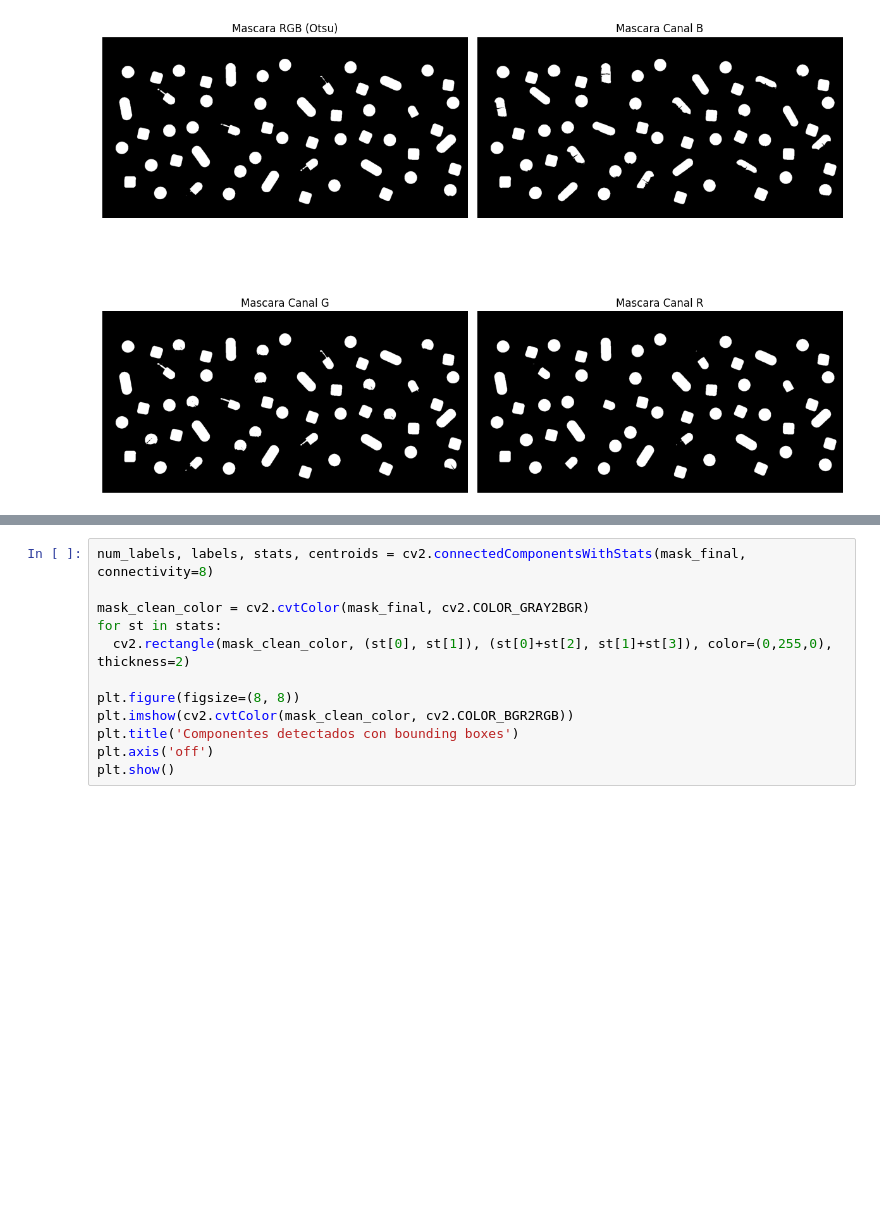
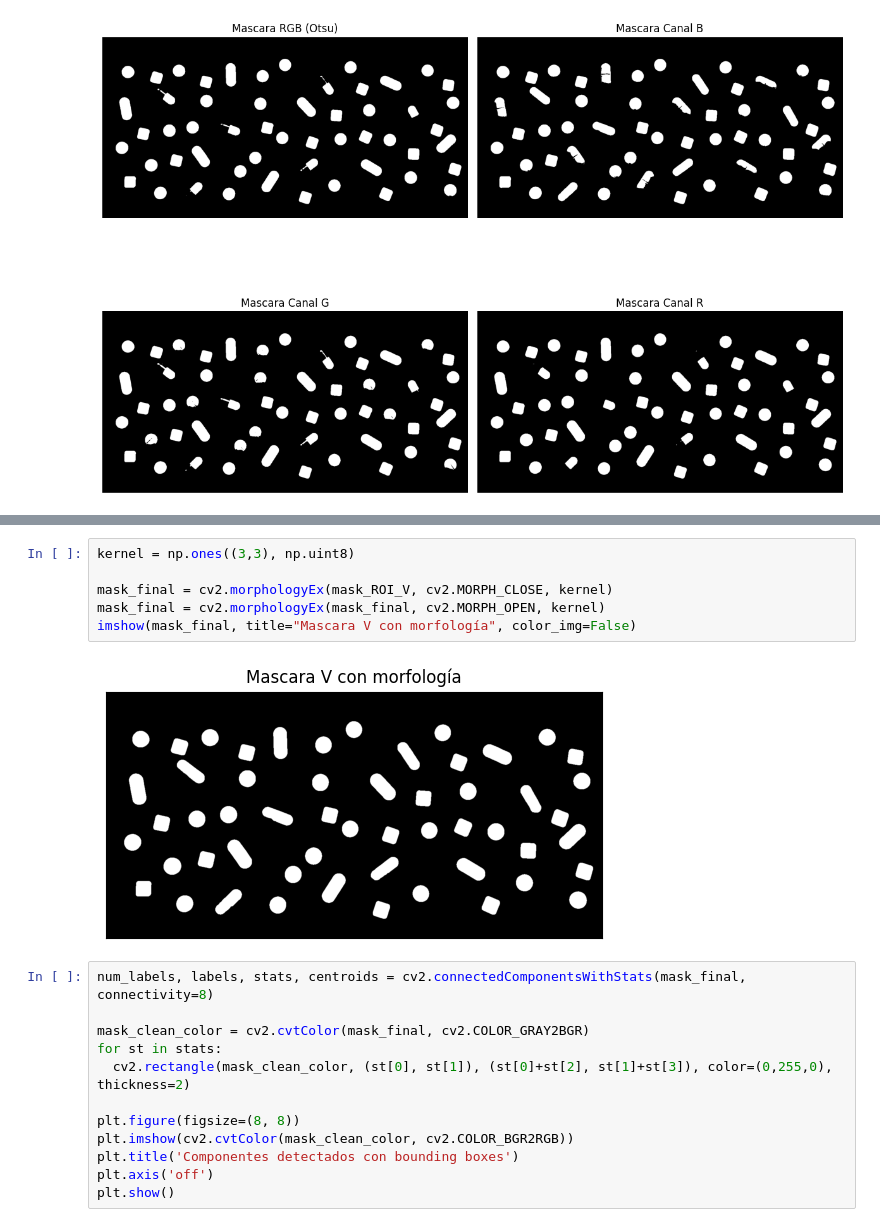
Before and after one commit to RoberLasarte332/PDI_TrabajoPractico_2, a Jupyter notebook: PDI_TrabajoPractico_2.ipynb, the cells around one changed output, grey strips where cells are left out. Drawn from its saved outputs; the diff is of its cells as text; blank space fills up the shorter version.

```diff
--- a/PDI_TrabajoPractico_2.ipynb
+++ b/PDI_TrabajoPractico_2.ipynb
@@ -156,3 +185,11 @@ imshow(mask_final, title='Máscara final después de morfología', color_img=Fal
+# %%
+kernel = np.ones((3,3), np.uint8)
+
+mask_final = cv2.morphologyEx(mask_ROI_V, cv2.MORPH_CLOSE, kernel)
+mask_final = cv2.morphologyEx(mask_final, cv2.MORPH_OPEN, kernel)
+imshow(mask_final, title="Mascara V con morfología", color_img=False)
+# %% [output]
+[figure, added]
 # %%
 num_labels, labels, stats, centroids = cv2.connectedComponentsWithStats(mask_final, connectivity=8)
 
```
Also changed, not shown: parts of 4 cells of this notebook.
